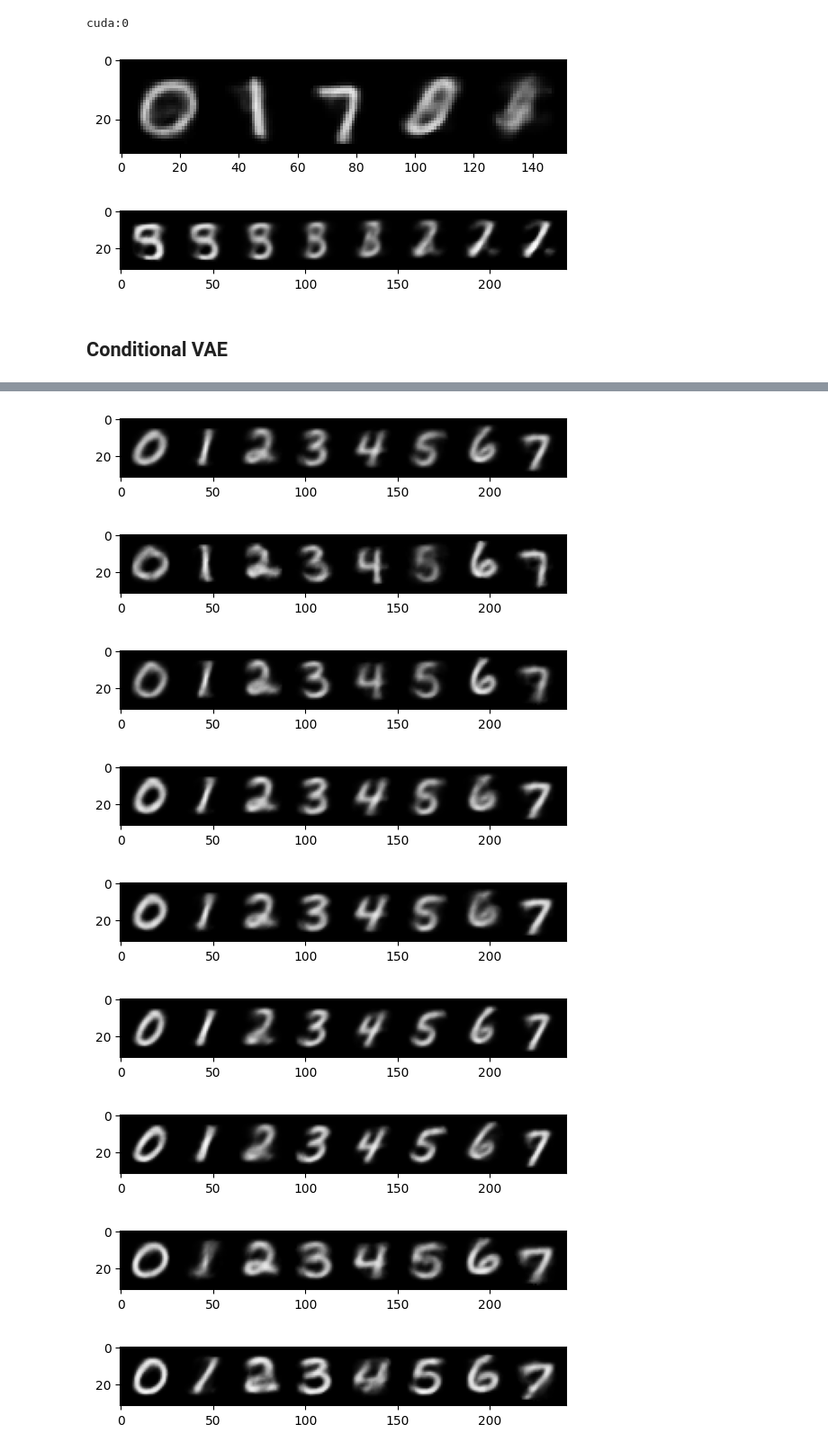
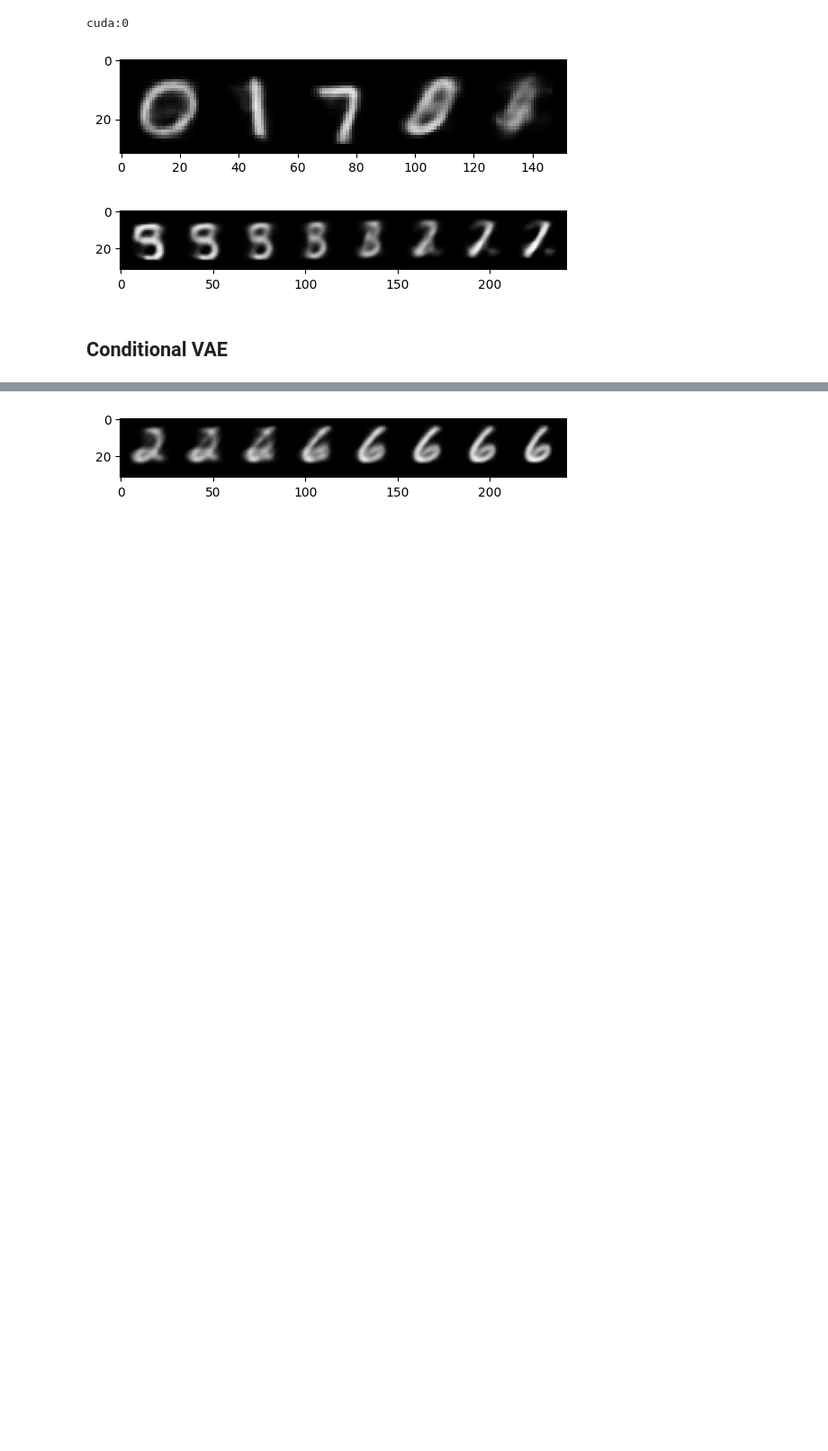
Before and after one commit to LapTQ/hello-gen-ai, a Jupyter notebook: notebooks/vae.ipynb, the cells around one changed output, grey strips where cells are left out. Shown at 90% size. Saved outputs shown, nothing was run; the diff lists cells and outputs as text; code cells hidden in the pictures; blank space fills up the shorter version.

Commit message:
add fun stuff on CVAE

```diff
--- a/notebooks/vae.ipynb
+++ b/notebooks/vae.ipynb
@@ -413,10 +413,9 @@ class CVAE(VAE):
         return z + F.relu(self.label_projector(y))
 
 
-    def generate(self, noise, labels):
+    def generate(self, noise, cond):
         with torch.no_grad():
-            onehot = F.one_hot(labels, num_classes=self.n_labels).float()
-            encoded = self.condition_on_label(noise, onehot)
+            encoded = self.condition_on_label(noise, cond)
             decoded = self.decoder(encoded)
 
         return decoded
@@ -483,8 +482,9 @@ Finished Training
 n_examples = 10
 with torch.no_grad():
     noise = torch.randn(n_examples, N_HIDDENS).to(device)
-    labels = torch.arange(n_examples).to(device)
-    img_gen = net_cvae.generate(noise, labels)
+    labels = torch.arange(n_examples)
+    cond = F.one_hot(labels, num_classes=N_LABELS).float().to(device)
+    img_gen = net_cvae.generate(noise, cond)
     img_gen = img_gen.cpu()
     imshow(torchvision.utils.make_grid(img_gen))
     print(labels)
@@ -494,23 +494,22 @@ tensor([0, 1, 2, 3, 4, 5, 6, 7, 8, 9], device='cuda:0')
 # %%
-# same noise but different conditional labels
+# same noise but gradually change the conditional labels
+from_ = 2
+to = 6
 n_examples = 8
-n_iters = 10
-for _ in range(n_iters):
-    with torch.no_grad():
-        noise = torch.randn(N_HIDDENS)
-        noise = noise.repeat(n_examples, 1)
-        noise = noise.to(device)
-        labels = torch.arange(n_examples).to(device)
-        img_gen = net_cvae.generate(noise, labels)
-        img_gen = img_gen.cpu()
-        imshow(torchvision.utils.make_grid(img_gen))
+with torch.no_grad():
+    noise = torch.randn(N_HIDDENS)
+    noise = noise.repeat(n_examples, 1)
+    noise = noise.to(device)
+    cond = torch.concat(
+        [
+            (1 - _ / (n_examples - 1)) * F.one_hot(torch.tensor([from_]), num_classes=N_LABELS) \
+                + _ / (n_examples - 1) * F.one_hot(torch.tensor([to]), num_classes=N_LABELS)
+            for _ in range(n_examples)
+        ],
+        axis=0
+    ).to(device)
+    img_gen = net_cvae.generate(noise, cond)
+    img_gen = img_gen.cpu()
+    imshow(torchvision.utils.make_grid(img_gen))
 # %% [output]
-[figure, old version]
+[figure, new version]
-[figure, removed]
-[figure, removed]
-[figure, removed]
-[figure, removed]
-[figure, removed]
-[figure, removed]
-[figure, removed]
-[figure, removed]
```
Also changed, not shown: parts of 4 cells of this notebook.
